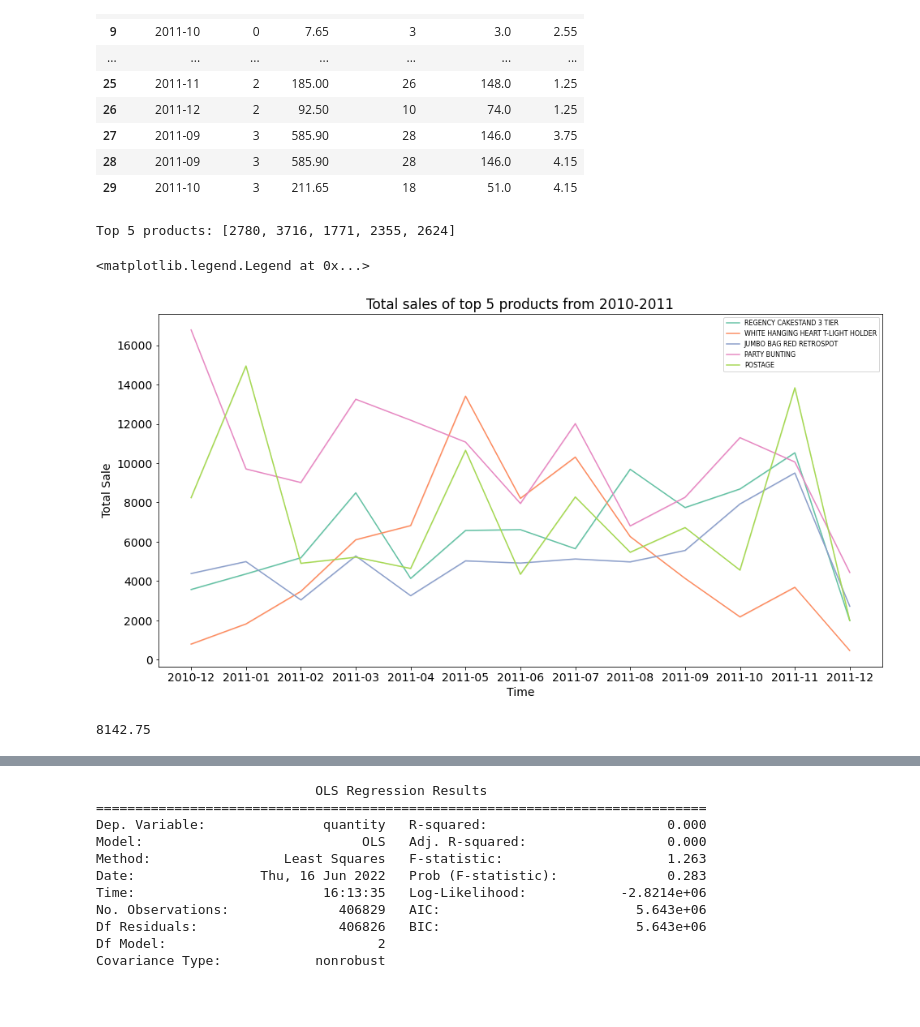
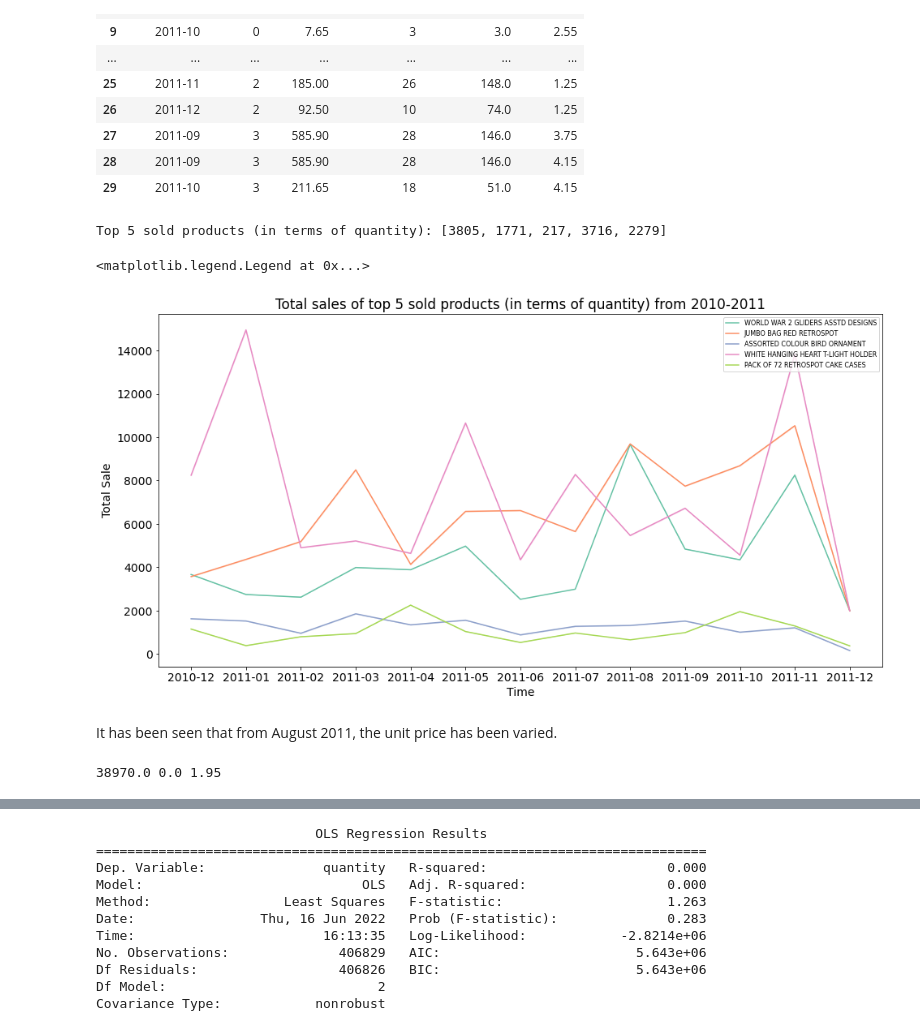
Before and after one commit to Aukerul-Shuvo/DAAS_Retail, a Jupyter notebook: notebook/Diagnostic Analysis.ipynb, the cells around one changed output, grey strips where cells are left out. Cells and saved outputs as stored; diff of their text form; code cells hidden in the pictures; blank space fills up the shorter version.

```diff
--- a/notebook/Diagnostic Analysis.ipynb
+++ b/notebook/Diagnostic Analysis.ipynb
@@ -254,26 +256,29 @@ product_infos.head(30)
 | 28 | 2011-09 | 3 | 585.90 | 28 | 146.0 | 4.15 |
 | 29 | 2011-10 | 3 | 211.65 | 18 | 51.0 | 4.15 |
 # %%
-print('Top 5 products:', top_5_products_in_2010_2011)
+print('Top 5 sold products (in terms of quantity):', top_5_products_in_2010_2011)
 
 product_infos_top_5 = product_infos[product_infos['product'].isin(top_5_products_in_2010_2011)]
 
 sns.lineplot(x="year_month", y="total_sale",
              hue="product",
              palette="Set2",
              data=product_infos_top_5)
 
 plt.xlabel("Time")
 plt.ylabel("Total Sale")
-plt.title("Total sales of top 5 products from 2010-2011")
+plt.title("Total sales of top 5 sold products (in terms of quantity) from 2010-2011")
 plt.legend([product_classes[i] for i in top_5_products_in_2010_2011],
            loc='upper right',
            prop={'size': 8})
 # %% [output]
-Top 5 products: [2780, 3716, 1771, 2355, 2624]
+Top 5 sold products (in terms of quantity): [3805, 1771, 217, 3716, 2279]
 <matplotlib.legend.Legend at 0x...>
-[figure, old version]
+[figure, new version]
-# %%
-product_infos_top_5['unitprice'].max()
-# %% [output]
-8142.75
+# %% [markdown]
+It has been seen that from August 2011, the unit price has been varied.
+# %%
+print(product_infos['unitprice'].max(),
+      product_infos['unitprice'].min(), product_infos['unitprice'].median())
+# %% [output]
+38970.0 0.0 1.95
```
Also changed, not shown: parts of 6 cells of this notebook.
